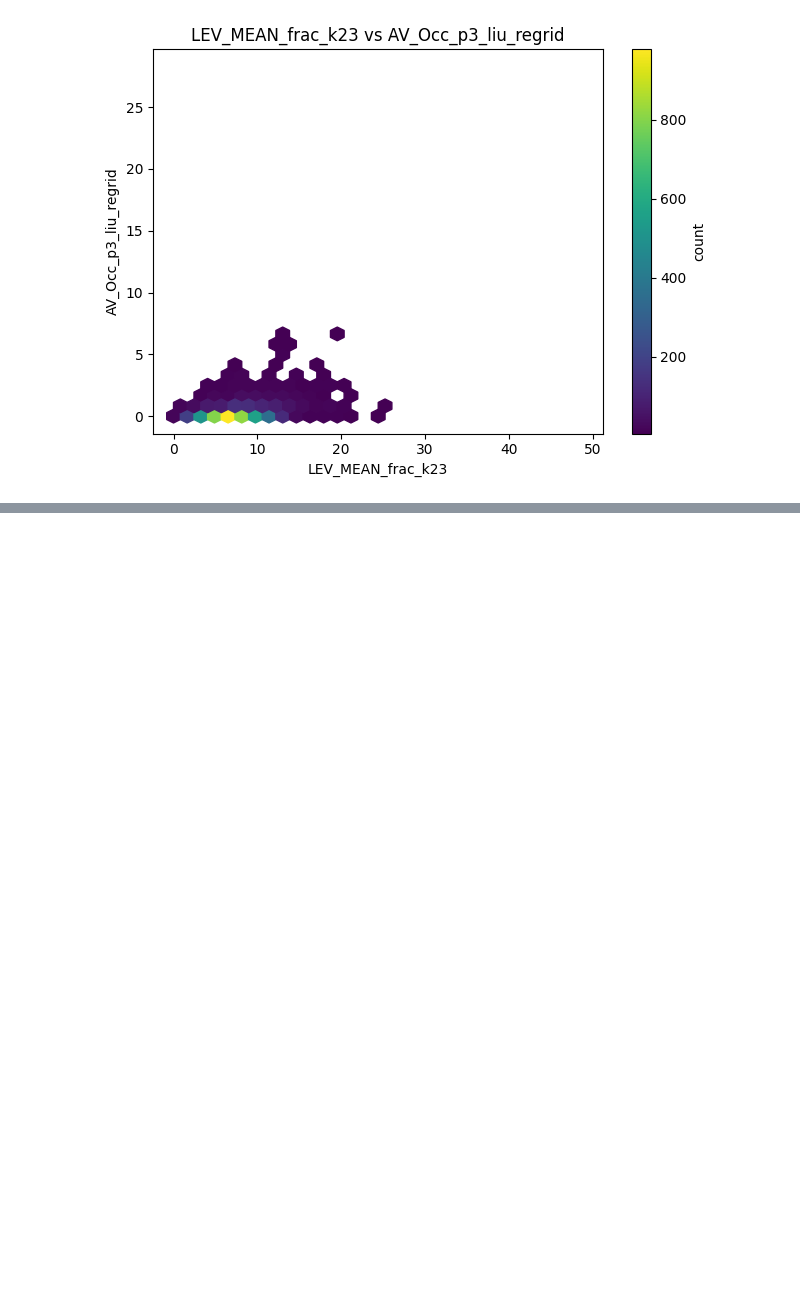
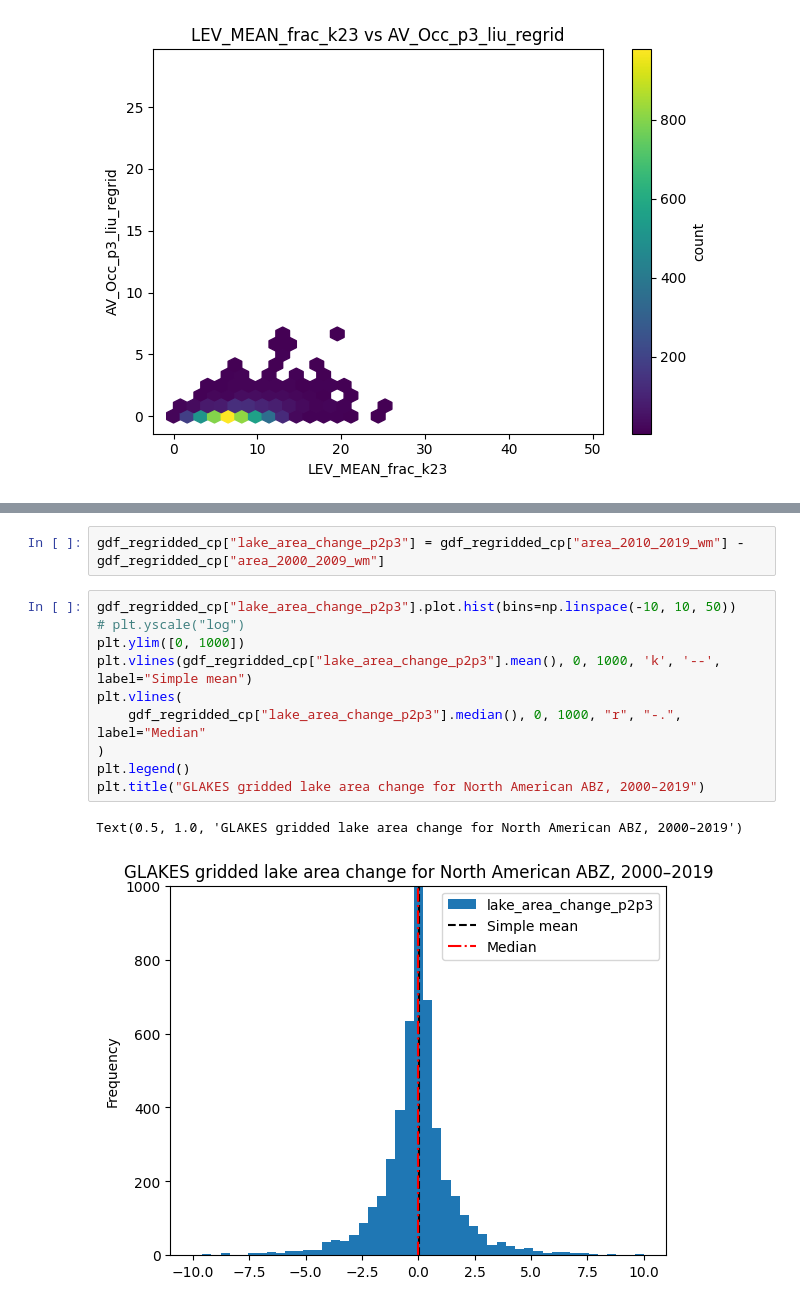
Before and after one commit to ekcomputer/land-cover, a Jupyter notebook: notebooks/joins/regrid_to_bawld_and_plot.ipynb, the cells around one changed output, grey strips where cells are left out. Saved outputs shown, nothing was run; the diff lists cells and outputs as text; blank space fills up the shorter version.

```diff
--- a/notebooks/joins/regrid_to_bawld_and_plot.ipynb
+++ b/notebooks/joins/regrid_to_bawld_and_plot.ipynb
@@ -544,0 +579,15 @@ reg_hexplot(gdf_regridded_cp, xvar="LEV_MEAN_frac_k23", yvar="AV_Occ_p3_liu_regr
+# %%
+gdf_regridded_cp["lake_area_change_p2p3"] = gdf_regridded_cp["area_2010_2019_wm"] - gdf_regridded_cp["area_2000_2009_wm"]
+# %%
+gdf_regridded_cp["lake_area_change_p2p3"].plot.hist(bins=np.linspace(-10, 10, 50))
+# plt.yscale("log")
+plt.ylim([0, 1000])
+plt.vlines(gdf_regridded_cp["lake_area_change_p2p3"].mean(), 0, 1000, 'k', '--', label="Simple mean")
+plt.vlines(
+    gdf_regridded_cp["lake_area_change_p2p3"].median(), 0, 1000, "r", "-.", label="Median"
+)
+plt.legend()
+plt.title("GLAKES gridded lake area change for North American ABZ, 2000–2019")
+# %% [output]
+Text(0.5, 1.0, 'GLAKES gridded lake area change for North American ABZ, 2000–2019')
+[figure, added]
```
Also changed, not shown: parts of 10 cells of this notebook, 1 other file.
